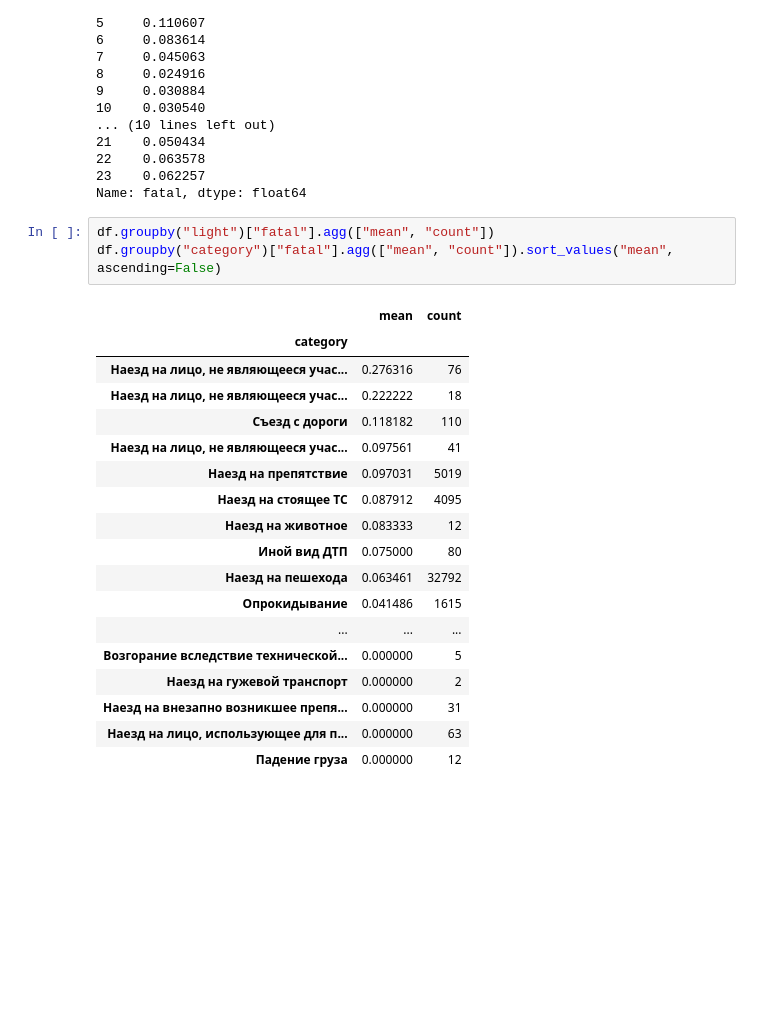
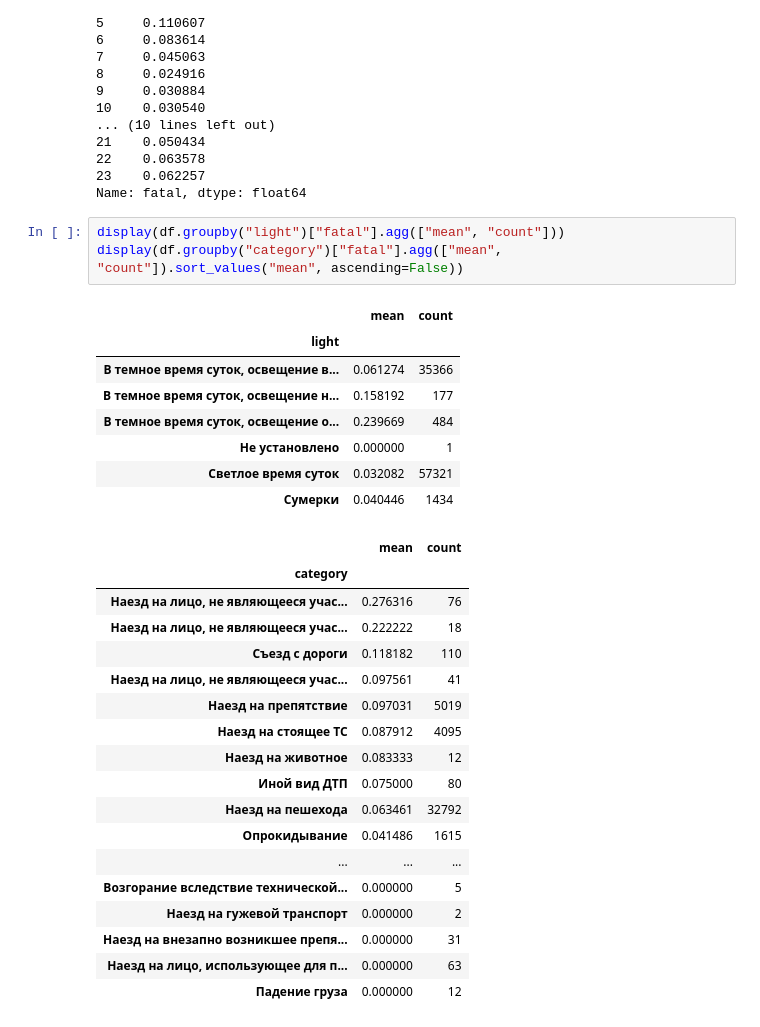
Before and after one commit to arseniyvizgalov/moscow-road-crash-risk, a Jupyter notebook: notebooks/01_explore.ipynb, the cells around one changed output. Drawn from its saved outputs; the diff is of its cells as text; blank space fills up the shorter version.

```diff
--- a/notebooks/01_explore.ipynb
+++ b/notebooks/01_explore.ipynb
@@ -141,24 +160,32 @@ hour
 23    0.062257
 Name: fatal, dtype: float64
 # %%
-df.groupby("light")["fatal"].agg(["mean", "count"])
-df.groupby("category")["fatal"].agg(["mean", "count"]).sort_values("mean", ascending=False)
+display(df.groupby("light")["fatal"].agg(["mean", "count"]))
+display(df.groupby("category")["fatal"].agg(["mean", "count"]).sort_values("mean", ascending=False))
 # %% [output]
 |  | mean | count |
-| category |  |  |
-| Наезд на лицо, не являющееся учас... | 0.276316 | 76 |
-| Наезд на лицо, не являющееся учас... | 0.222222 | 18 |
-| Съезд с дороги | 0.118182 | 110 |
-| Наезд на лицо, не являющееся учас... | 0.097561 | 41 |
-| Наезд на препятствие | 0.097031 | 5019 |
-| Наезд на стоящее ТС | 0.087912 | 4095 |
-| Наезд на животное | 0.083333 | 12 |
-| Иной вид ДТП | 0.075000 | 80 |
-| Наезд на пешехода | 0.063461 | 32792 |
-| Опрокидывание | 0.041486 | 1615 |
-| ... | ... | ... |
-| Возгорание вследствие технической... | 0.000000 | 5 |
-| Наезд на гужевой транспорт | 0.000000 | 2 |
-| Наезд на внезапно возникшее препя... | 0.000000 | 31 |
-| Наезд на лицо, использующее для п... | 0.000000 | 63 |
-| Падение груза | 0.000000 | 12 |
+| light |  |  |
+| В темное время суток, освещение в... | 0.061274 | 35366 |
+| В темное время суток, освещение н... | 0.158192 | 177 |
+| В темное время суток, освещение о... | 0.239669 | 484 |
+| Не установлено | 0.000000 | 1 |
+| Светлое время суток | 0.032082 | 57321 |
+| Сумерки | 0.040446 | 1434 |
+|  | mean | count |
+| category |  |  |
+| Наезд на лицо, не являющееся учас... | 0.276316 | 76 |
+| Наезд на лицо, не являющееся учас... | 0.222222 | 18 |
+| Съезд с дороги | 0.118182 | 110 |
+| Наезд на лицо, не являющееся учас... | 0.097561 | 41 |
+| Наезд на препятствие | 0.097031 | 5019 |
+| Наезд на стоящее ТС | 0.087912 | 4095 |
+| Наезд на животное | 0.083333 | 12 |
+| Иной вид ДТП | 0.075000 | 80 |
+| Наезд на пешехода | 0.063461 | 32792 |
+| Опрокидывание | 0.041486 | 1615 |
+| ... | ... | ... |
+| Возгорание вследствие технической... | 0.000000 | 5 |
+| Наезд на гужевой транспорт | 0.000000 | 2 |
+| Наезд на внезапно возникшее препя... | 0.000000 | 31 |
+| Наезд на лицо, использующее для п... | 0.000000 | 63 |
+| Падение груза | 0.000000 | 12 |
```
Also changed, not shown: parts of 16 cells of this notebook, 10 other files.
